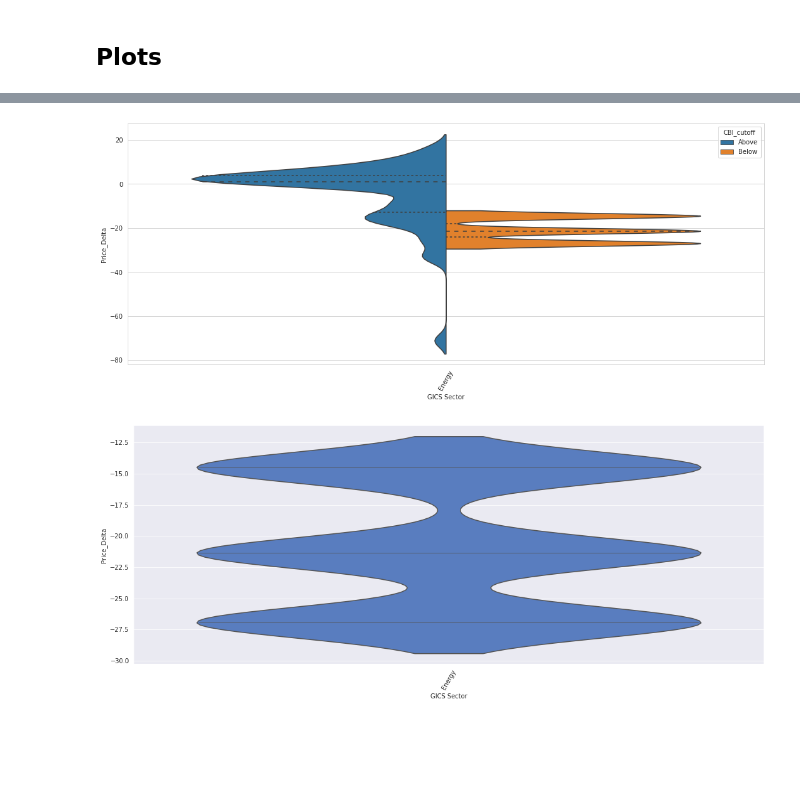
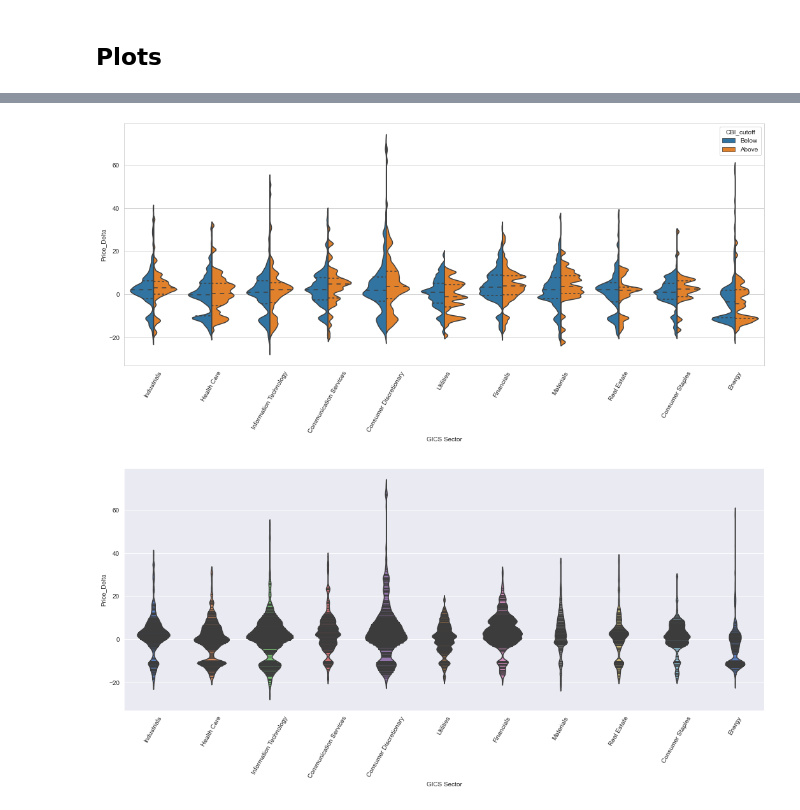
Before and after one commit to arjygh/stocksandoptions, a Jupyter notebook: stonks.ipynb, the cells around one changed output, grey strips where cells are left out. Saved outputs shown, nothing was run; the diff lists cells and outputs as text; code cells hidden in the pictures; blank space fills up the shorter version.

```diff
--- a/stonks.ipynb
+++ b/stonks.ipynb
@@ -277,7 +220,7 @@ def CBI_func(ticker, ticker_df, test_days, holding_days, vol_cutoff, vol_avg_win
 # %% [markdown]
 ## Main Code - Testing for 1 Ticker
 # %%
-def connect_and_get_cbi_for_dataframe(ticker, dataframe, test_days):
+def connect_and_get_cbi_for_dataframe(ticker, dataframe, test_days, holding_days):
     """
     Call CBI function to get relevant data
     """
@@ -286,7 +229,7 @@ def connect_and_get_cbi_for_dataframe(ticker, dataframe, test_days):
     try:
         dataframe.reset_index(inplace=True)
 
-        output = CBI_func(ticker, dataframe, test_days, holding_days = 15, vol_cutoff = 2.0e6,
+        output = CBI_func(ticker, dataframe, test_days, holding_days, vol_cutoff = 2.0e6,
                           vol_avg_window = 7, RSI_trend_days = 7, RSI_low = 40., RSI_hi = 75., MACD_Div_trend_days = 4,
                           d_slow_trend_days = 4, d_slow_low = 10., d_slow_hi = 50.)
         return output
@@ -295,7 +238,7 @@ def connect_and_get_cbi_for_dataframe(ticker, dataframe, test_days):
         traceback.print_exc()
         return pd.DataFrame()
 
-def connect_and_get_cbi_for_ticker_list(ticker_list, start_time_for_fin_data, end_time_for_fin_data, test_days):
+def connect_and_get_cbi_for_ticker_list(ticker_list, start_time_for_fin_data, end_time_for_fin_data, test_days, holding_days):
     """
     Connect with Yahoo Finance API first to fetch the data within the test_days period
     Returns a filled data frame if available, else an empty dataframe
@@ -308,22 +251,22 @@ def connect_and_get_cbi_for_ticker_list(ticker_list, start_time_for_fin_data, en
     print("Fetching tickers took seconds: ", timeit.default_timer() - start)
 
     no_data_tickers = []
-    passed_trades = pd.DataFrame()
+    full_df = pd.DataFrame()
 
     # If it is a single ticker call, no need to extract the ticker from dataframe
     if len(ticker_list) <= 1:
-        output = connect_and_get_cbi_for_dataframe(ticker_list[0], ticker_df, test_days)
+        output = connect_and_get_cbi_for_dataframe(ticker_list[0], ticker_df, test_days, holding_days)
         if output.empty:
             no_data_tickers.append(ticker_list[0])
         return output, no_data_tickers
 
     for ticker in ticker_list:
-        output = connect_and_get_cbi_for_dataframe(ticker,  ticker_df[ticker], test_days)
+        output = connect_and_get_cbi_for_dataframe(ticker,  ticker_df[ticker], test_days, holding_days)
         if output.empty:
             no_data_tickers.append(ticker)
         else:
-            passed_trades = passed_trades.append(output, ignore_index = True)
-    return passed_trades, no_data_tickers
+            full_df = full_df.append(output, ignore_index = True)
+    return full_df, no_data_tickers
 # %% [markdown]
 TEST CODE: In this section, a single ticker is analyzed for a range of dates
 # %%
@@ -422,7 +369,13 @@ passed_trades.head()
 #passed_trades.to_csv(filename)
 #sp500.to_csv('sp500.csv')
 # %%
-passed_trades.sort_values(by=['Date', 'CBI'], ascending=False, inplace=True)
-passed_trades[passed_trades['CBI']<0.30].head(15)
+#passed_trades.sort_values(by=['Date', 'CBI'], ascending=False, inplace=True)
+CBI_cutoff = 1.0
+passed_trades = passed_trades[passed_trades['CBI']<CBI_cutoff].reset_index(drop=True)
+passed_trades["Sell_Price"] = np.nan
+passed_trades["Sell_Date"] = np.nan
+passed_trades["Holding_Period"] = np.nan
+passed_trades.head()
+#full_df0.head()
 # %% [output]
 |  | Date | Open | High | Low | Close | Adj Close | Volume | Symbol | RSI | k_fast | ... | ... |
@@ -445,9 +447,9 @@ passed_trades[passed_trades['CBI']<0.30].head(15)
 # %% [markdown]
 ## Plots
 # %%
-passed_trades = pd.read_csv(filename)
+#passed_trades = pd.read_csv(filename)
 x = passed_trades['CBI']
 y = passed_trades['Price_Delta'].values
 plt.plot(x,y,'o', color='black')
-passed_trades.head(5)
+passed_trades[passed_trades['Price_Delta']<0].head(-5)
 # %% [output]
@@ -461,20 +470,20 @@ passed_trades.head(5)
 # %%
-CBI_limit = 0.25
+CBI_limit = 0.6
 passed_trades['CBI_cutoff'] = np.where(passed_trades['CBI']<=CBI_limit, 'Below', 'Above')
 import seaborn as sns
 sns.set_style('whitegrid')
 fig, ax = plt.subplots(figsize=(18, 7))
 plt.xticks(rotation=60)
 ax=sns.violinplot(x="GICS Sector", y="Price_Delta", data=passed_trades,
-                  inner="quartile", split=True, hue='CBI_cutoff', scale='width', bw=0.2)
+                  inner="quartile", split=True, hue='CBI_cutoff', scale='width', bw=0.1)
 # %% [output]
-[figure, old version]
+[figure, new version]
 # %%
 sns.set_style('darkgrid')
 fig, ax = plt.subplots(figsize=(18, 7))
 plt.xticks(rotation=60)
 ax=sns.violinplot(x="GICS Sector", y="Price_Delta", data=passed_trades[passed_trades['CBI']<=CBI_limit],
-                  inner="sticks", scale='count', bw=0.2, palette='muted')
+                  inner="sticks", scale='count', bw=0.1, palette='muted')
 # %% [output]
-[figure, old version]
+[figure, new version]
 # %%
```
Also changed, not shown: parts of 8 cells of this notebook, 10 other files.
